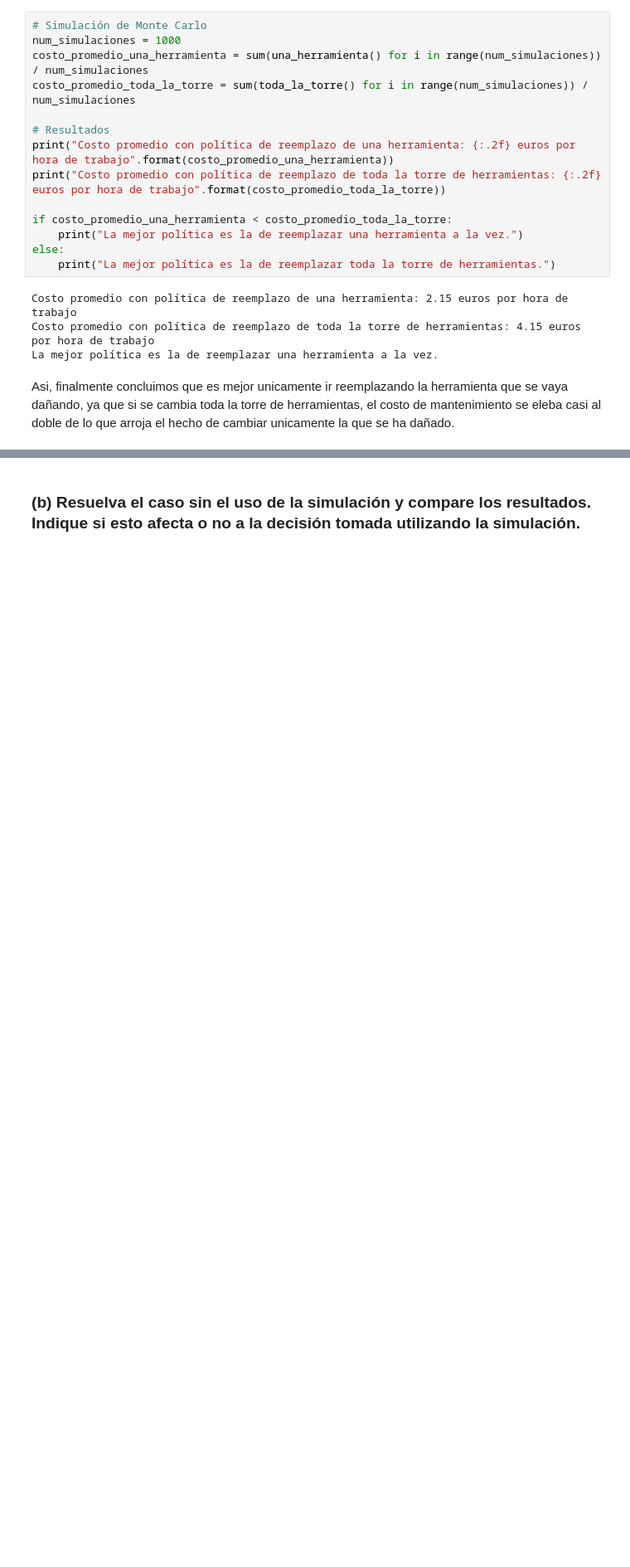
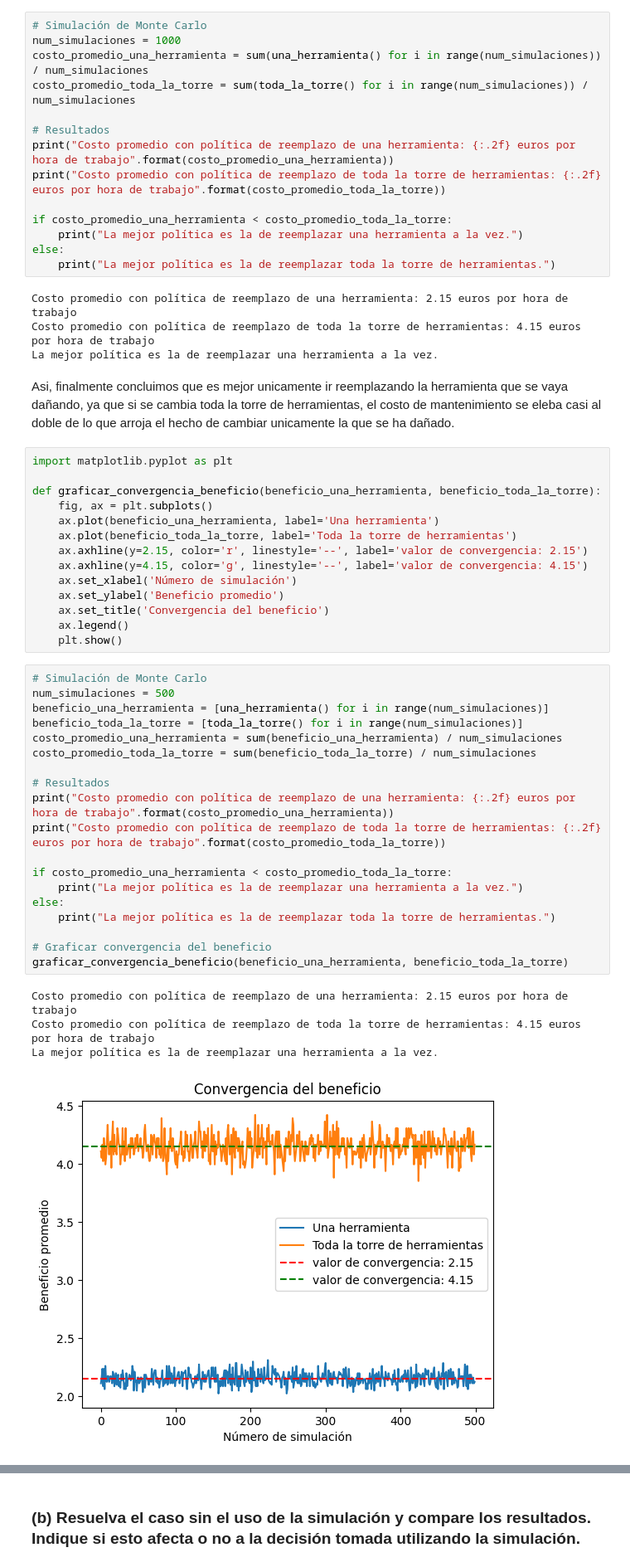
Before and after one commit to NIETOCAMBRON7/Simulacion-2, a Jupyter notebook: Exmen/Ejercicio3_Exámen.ipynb, the cells around one changed output, grey strips where cells are left out. Shown at 83% size. Drawn from its saved outputs; the diff is of its cells as text; blank space fills up the shorter version.

```diff
--- a/Exmen/Ejercicio3_Exámen.ipynb
+++ b/Exmen/Ejercicio3_Exámen.ipynb
@@ -199,3 +252,41 @@ Costo promedio con política de reemplazo de toda la torre de herramientas: 4.15
 La mejor política es la de reemplazar una herramienta a la vez.
 # %% [markdown]
 Asi, finalmente concluimos que es mejor unicamente ir reemplazando la herramienta que se vaya dañando, ya que si se cambia toda la torre de herramientas, el costo de mantenimiento se eleba casi al doble de lo que arroja el hecho de cambiar unicamente la que se ha dañado.
+# %%
+import matplotlib.pyplot as plt
+
+def graficar_convergencia_beneficio(beneficio_una_herramienta, beneficio_toda_la_torre):
+    fig, ax = plt.subplots()
+    ax.plot(beneficio_una_herramienta, label='Una herramienta')
+    ax.plot(beneficio_toda_la_torre, label='Toda la torre de herramientas')
+    ax.axhline(y=2.15, color='r', linestyle='--', label='valor de convergencia: 2.15')
+    ax.axhline(y=4.15, color='g', linestyle='--', label='valor de convergencia: 4.15')
+    ax.set_xlabel('Número de simulación')
+    ax.set_ylabel('Beneficio promedio')
+    ax.set_title('Convergencia del beneficio')
+    ax.legend()
+    plt.show()
+# %%
+# Simulación de Monte Carlo
+num_simulaciones = 500
+beneficio_una_herramienta = [una_herramienta() for i in range(num_simulaciones)]
+beneficio_toda_la_torre = [toda_la_torre() for i in range(num_simulaciones)]
+costo_promedio_una_herramienta = sum(beneficio_una_herramienta) / num_simulaciones
+costo_promedio_toda_la_torre = sum(beneficio_toda_la_torre) / num_simulaciones
+
+# Resultados
+print("Costo promedio con política de reemplazo de una herramienta: {:.2f} euros por hora de trabajo".format(costo_promedio_una_herramienta))
+print("Costo promedio con política de reemplazo de toda la torre de herramientas: {:.2f} euros por hora de trabajo".format(costo_promedio_toda_la_torre))
+
+if costo_promedio_una_herramienta < costo_promedio_toda_la_torre:
+    print("La mejor política es la de reemplazar una herramienta a la vez.")
+else:
+    print("La mejor política es la de reemplazar toda la torre de herramientas.")
+
+# Graficar convergencia del beneficio
+graficar_convergencia_beneficio(beneficio_una_herramienta, beneficio_toda_la_torre)
+# %% [output]
+Costo promedio con política de reemplazo de una herramienta: 2.15 euros por hora de trabajo
+Costo promedio con política de reemplazo de toda la torre de herramientas: 4.15 euros por hora de trabajo
+La mejor política es la de reemplazar una herramienta a la vez.
+[figure, added]
```
Also changed, not shown: parts of 8 cells of this notebook.
